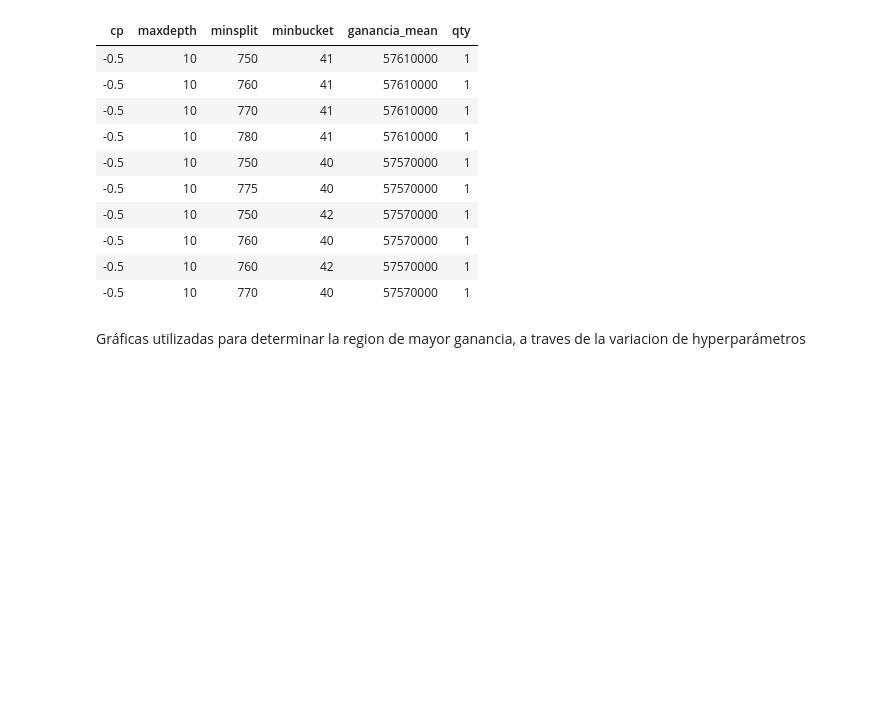
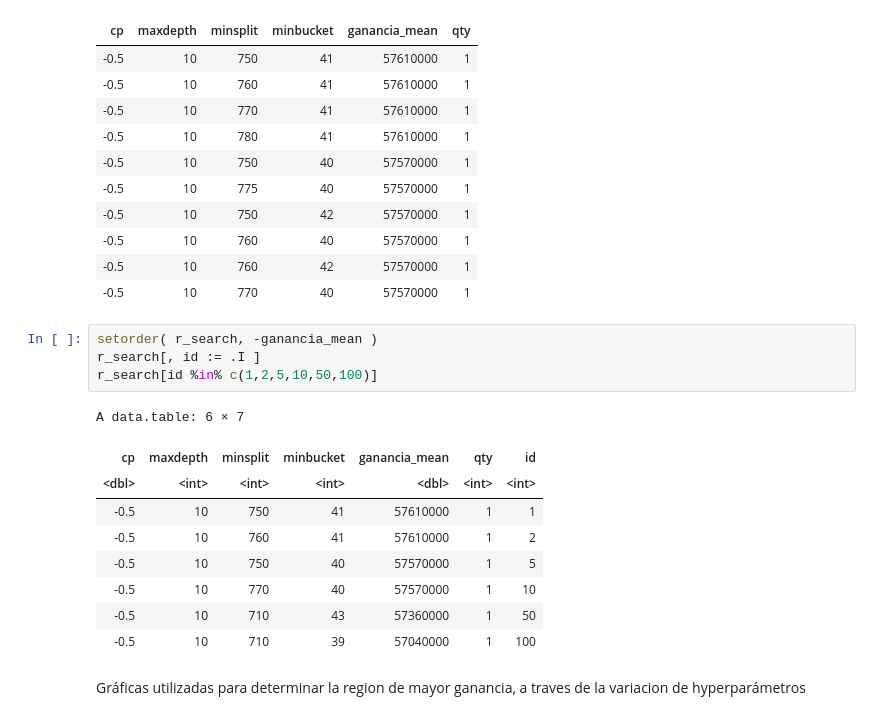
Before and after one commit to niztor/austral-mcd-algoritmos, a Jupyter notebook: 290_TareaHogar_02_Resultados.ipynb, the cells around one changed output. Drawn from its saved outputs; the diff is of its cells as text; blank space fills up the shorter version.

```diff
--- a/290_TareaHogar_02_Resultados.ipynb
+++ b/290_TareaHogar_02_Resultados.ipynb
@@ -104,6 +104,20 @@ Resultados GridSearch
 | -0.5 | 10 | 760 | 40 | 57570000 | 1 |
 | -0.5 | 10 | 760 | 42 | 57570000 | 1 |
 | -0.5 | 10 | 770 | 40 | 57570000 | 1 |
+# %%
+setorder( r_search, -ganancia_mean )
+r_search[, id := .I ]
+r_search[id %in% c(1,2,5,10,50,100)]
+# %% [output]
+A data.table: 6 × 7
+| cp | maxdepth | minsplit | minbucket | ganancia_mean | qty | id |
+| <dbl> | <int> | <int> | <int> | <dbl> | <int> | <int> |
+| -0.5 | 10 | 750 | 41 | 57610000 | 1 | 1 |
+| -0.5 | 10 | 760 | 41 | 57610000 | 1 | 2 |
+| -0.5 | 10 | 750 | 40 | 57570000 | 1 | 5 |
+| -0.5 | 10 | 770 | 40 | 57570000 | 1 | 10 |
+| -0.5 | 10 | 710 | 43 | 57360000 | 1 | 50 |
+| -0.5 | 10 | 710 | 39 | 57040000 | 1 | 100 |
 # %% [markdown]
 Gráficas utilizadas para determinar la region de mayor ganancia, a traves de la variacion de hyperparámetros
 # %%
```
